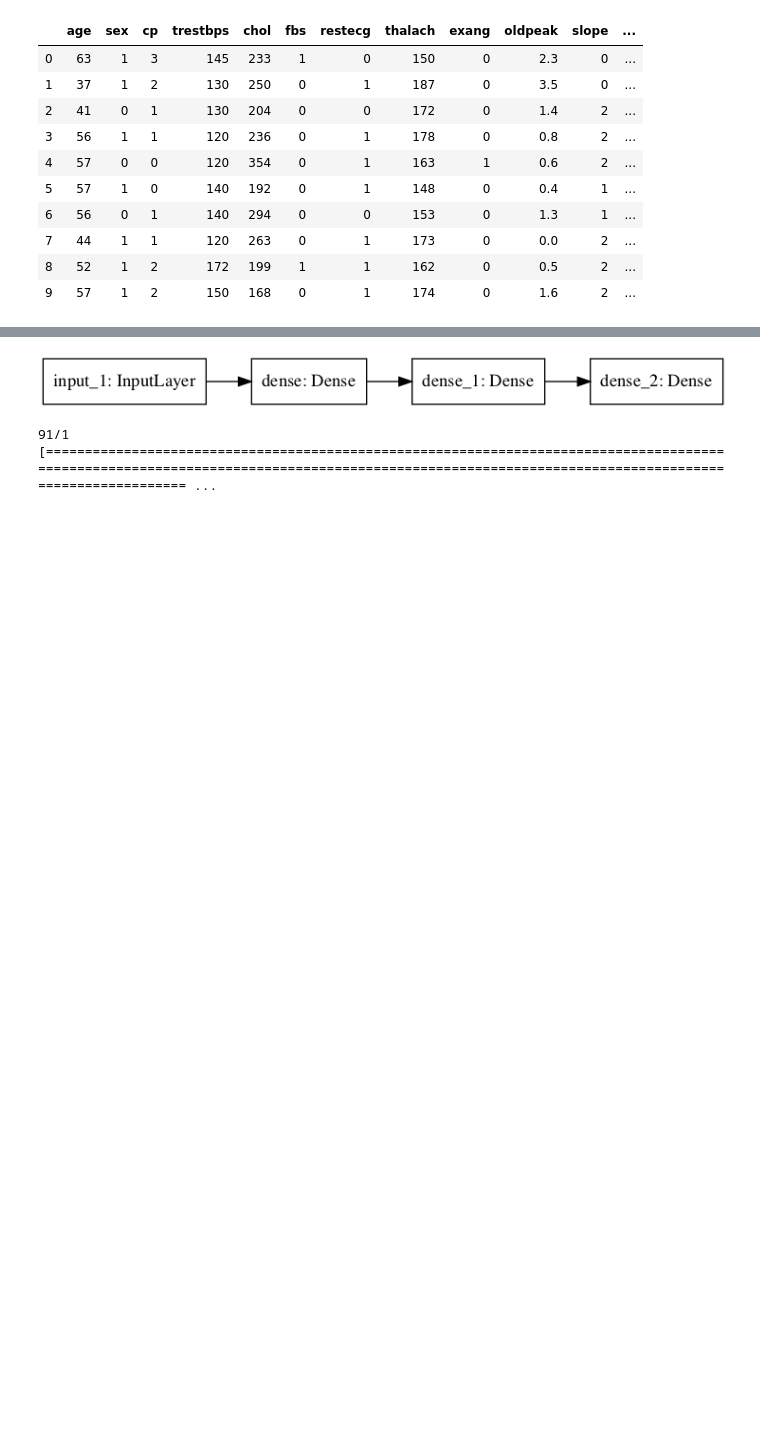
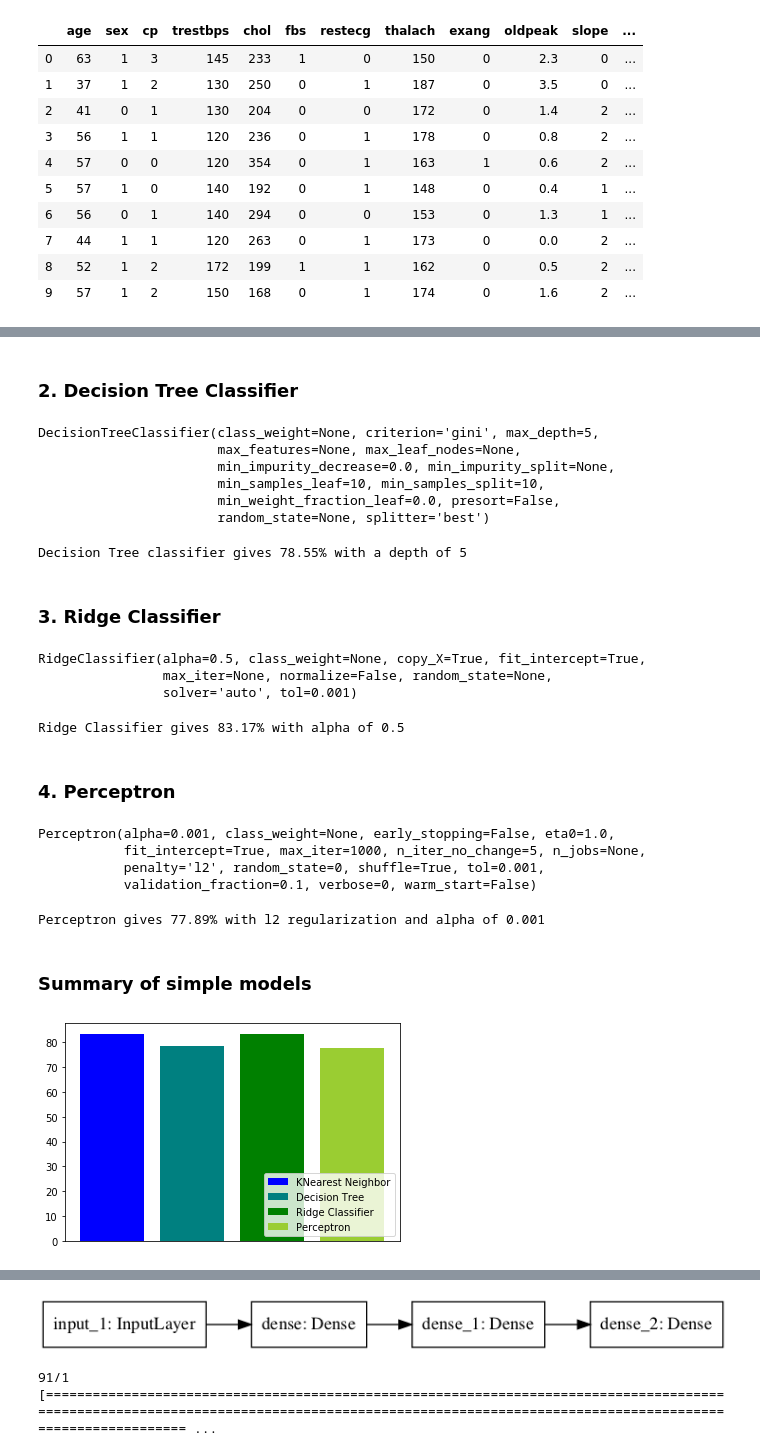
Before and after one commit to WilliamStanford/bmme_480_Stanford, a Jupyter notebook: Class Presentation/Class_Presentation_Part_2_kierski_final.ipynb, the cells around one changed output, grey strips where cells are left out. Cells and saved outputs as stored; diff of their text form; code cells hidden in the pictures; blank space fills up the shorter version.

```diff
--- a/Class Presentation/Class_Presentation_Part_2_kierski_final.ipynb
+++ b/Class Presentation/Class_Presentation_Part_2_kierski_final.ipynb
@@ -769,0 +719,67 @@ plt.show()
+# %% [markdown]
+### 2. Decision Tree Classifier
+# %%
+from sklearn.tree import DecisionTreeClassifier
+
+decision_tree = GridSearchCV(estimator=DecisionTreeClassifier(), param_grid={
+    'max_depth':[2,3,5,10], 'min_samples_split':[3,5,10,20], 'min_samples_leaf':[2,5,10]}, cv=5).fit(x, training_label)
+decision_tree.best_estimator_
+# %% [output]
+DecisionTreeClassifier(class_weight=None, criterion='gini', max_depth=5,
+                       max_features=None, max_leaf_nodes=None,
+                       min_impurity_decrease=0.0, min_impurity_split=None,
+                       min_samples_leaf=10, min_samples_split=10,
+                       min_weight_fraction_leaf=0.0, presort=False,
+                       random_state=None, splitter='best')
+# %%
+print('Decision Tree classifier gives '+str(np.around(100*decision_tree.best_score_,2))+'% with a depth of 5')
+# %% [output]
+Decision Tree classifier gives 78.55% with a depth of 5
+# %% [markdown]
+### 3. Ridge Classifier
+# %%
+from sklearn.linear_model import RidgeClassifier
+
+ridge = GridSearchCV(estimator=RidgeClassifier(), param_grid={
+    'alpha':[0.1, .5, 1, 2, 5, 10]}, cv=5).fit(x, training_label)
+ridge.best_estimator_
+# %% [output]
+RidgeClassifier(alpha=0.5, class_weight=None, copy_X=True, fit_intercept=True,
+                max_iter=None, normalize=False, random_state=None,
+                solver='auto', tol=0.001)
+# %%
+print('Ridge Classifier gives '+str(np.around(100*ridge.best_score_,2))+'% with alpha of 0.5')
+# %% [output]
+Ridge Classifier gives 83.17% with alpha of 0.5
+# %% [markdown]
+### 4. Perceptron
+# %%
+from sklearn.linear_model import Perceptron
+
+percep = GridSearchCV(estimator=Perceptron(), param_grid={
+    'alpha':[0.1,0.001,0.0001], 'penalty':['l2', 'l1', 'elasticnet']}, cv=5).fit(x, training_label)
+percep.best_estimator_
+# %% [output]
+Perceptron(alpha=0.001, class_weight=None, early_stopping=False, eta0=1.0,
+           fit_intercept=True, max_iter=1000, n_iter_no_change=5, n_jobs=None,
+           penalty='l2', random_state=0, shuffle=True, tol=0.001,
+           validation_fraction=0.1, verbose=0, warm_start=False)
+# %%
+print('Perceptron gives '+str(np.around(100*percep.best_score_,2))+'% with l2 regularization and alpha of 0.001')
+# %% [output]
+Perceptron gives 77.89% with l2 regularization and alpha of 0.001
+# %% [markdown]
+### Summary of simple models
+# %%
+Scores = np.array([max, np.around(100*decision_tree.best_score_,2), np.around(100*ridge.best_score_,2), np.around(100*percep.best_score_,2)])
+xaxis= np.arange(4)
+labels = ['KNearest Neighbor', 'Decision Tree', 'Ridge Classifier', 'Perceptron']
+colors = ['blue', 'teal', 'green', 'yellowgreen']
+for y in range(4):
+    plt.bar(xaxis[y],Scores[y], label = labels[y], color=colors[y])
+
+plt.legend(loc=4)
+plt.xticks([])
+plt.show()
+# %% [output]
+[figure, added]
```
Also changed, not shown: parts of 47 cells of this notebook.
